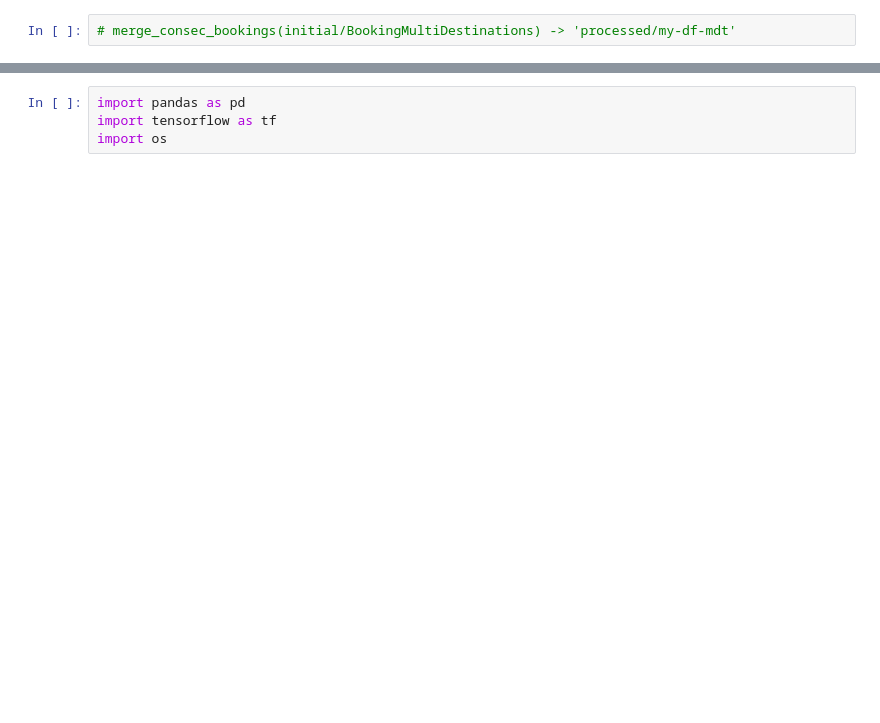
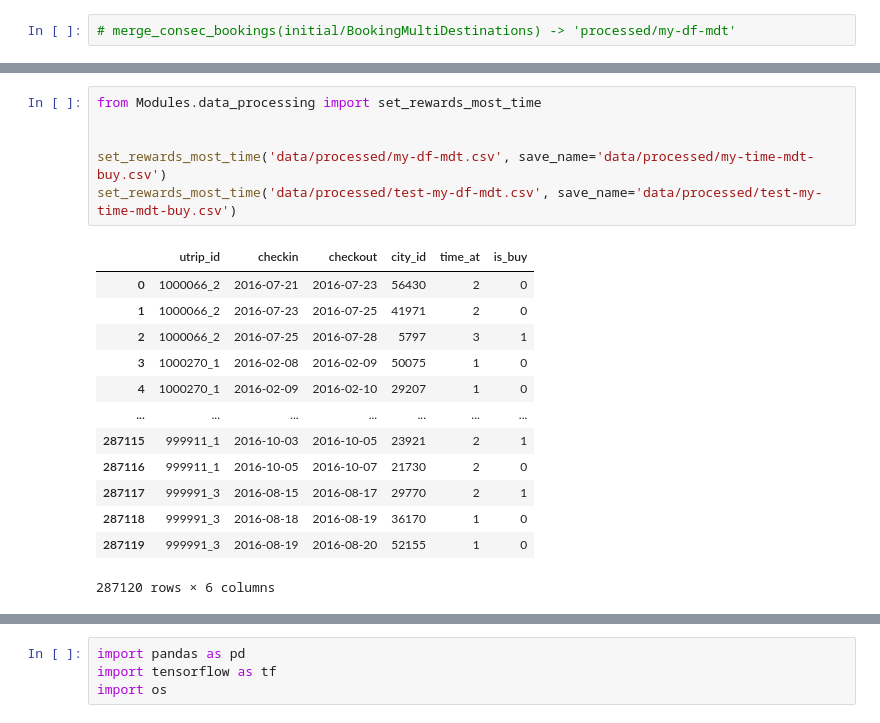
Before and after one commit to kssechkar/RL_based_RecSys, a Jupyter notebook: Booking/booking.ipynb, the cells around one changed output, grey strips where cells are left out. Saved outputs shown, nothing was run; the diff lists cells and outputs as text; blank space fills up the shorter version.

Commit message:
new notebooks and Modules

```diff
--- a/Booking/booking.ipynb
+++ b/Booking/booking.ipynb
@@ -8,0 +23,20 @@
+# %%
+from Modules.data_processing import set_rewards_most_time
+
+
+set_rewards_most_time('data/processed/my-df-mdt.csv', save_name='data/processed/my-time-mdt-buy.csv')
+set_rewards_most_time('data/processed/test-my-df-mdt.csv', save_name='data/processed/test-my-time-mdt-buy.csv')
+# %% [output]
+|  | utrip_id | checkin | checkout | city_id | time_at | is_buy |
+| 0 | 1000066_2 | 2016-07-21 | 2016-07-23 | 56430 | 2 | 0 |
+| 1 | 1000066_2 | 2016-07-23 | 2016-07-25 | 41971 | 2 | 0 |
+| 2 | 1000066_2 | 2016-07-25 | 2016-07-28 | 5797 | 3 | 1 |
+| 3 | 1000270_1 | 2016-02-08 | 2016-02-09 | 50075 | 1 | 0 |
+| 4 | 1000270_1 | 2016-02-09 | 2016-02-10 | 29207 | 1 | 0 |
+| ... | ... | ... | ... | ... | ... | ... |
+| 287115 | 999911_1 | 2016-10-03 | 2016-10-05 | 23921 | 2 | 1 |
+| 287116 | 999911_1 | 2016-10-05 | 2016-10-07 | 21730 | 2 | 0 |
+| 287117 | 999991_3 | 2016-08-15 | 2016-08-17 | 29770 | 2 | 1 |
+| 287118 | 999991_3 | 2016-08-18 | 2016-08-19 | 36170 | 1 | 0 |
+| 287119 | 999991_3 | 2016-08-19 | 2016-08-20 | 52155 | 1 | 0 |
+287120 rows × 6 columns
```
Also changed, not shown: parts of 55 cells of this notebook, 26 other files.
